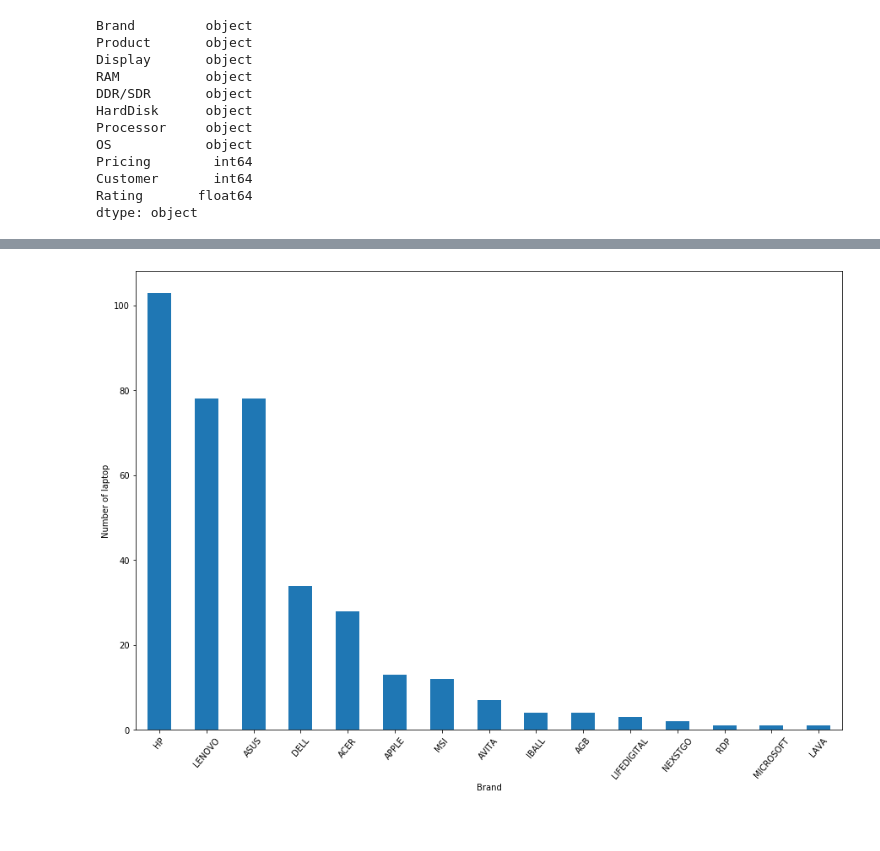
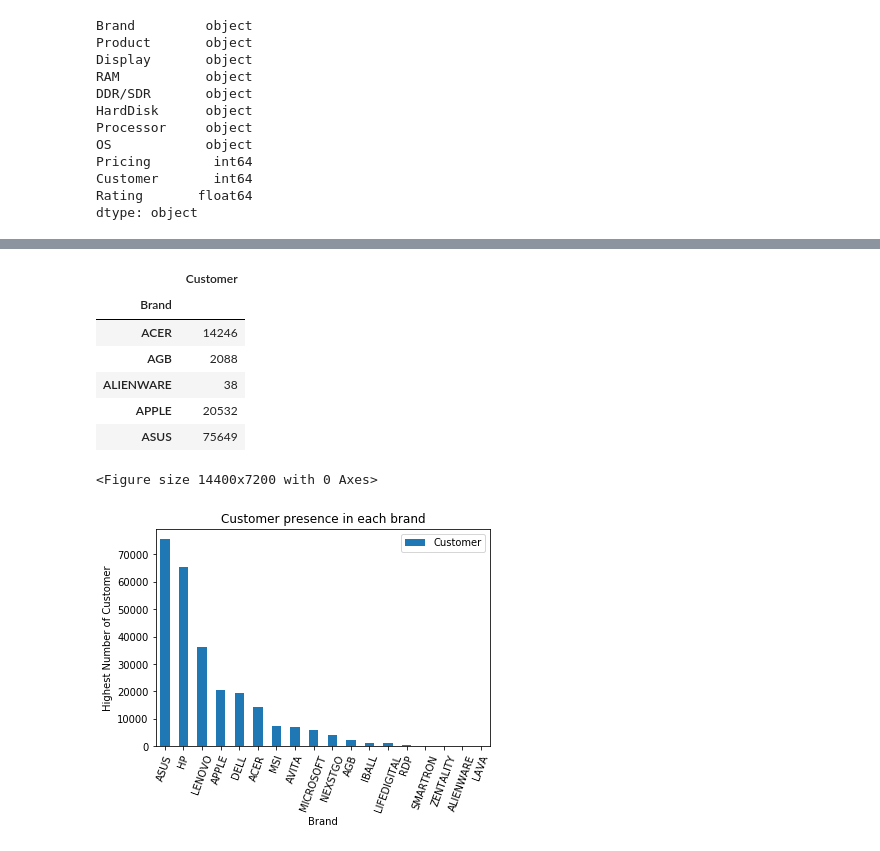
Before and after one commit to Shafin-Thiyam/FlipkartLaptopsaleEDA, a Jupyter notebook: EDA.ipynb, the cells around one changed output, grey strips where cells are left out. Drawn from its saved outputs; the diff is of its cells as text; code cells hidden in the pictures.

```diff
--- a/EDA.ipynb
+++ b/EDA.ipynb
@@ -129,9 +166,25 @@ laptopByBrand.mean().sort_values(by="Pricing",ascending=False).head()
+# %%
+brandNCustomer=laptopByBrand.sum()
+brandNCustomer.reset_index(inplace=True)
+brandNCustomer=brandNCustomer[['Brand','Customer']]
+brandNCustomer.set_index('Brand',inplace=True)
+brandNCustomer.head()
+# %% [output]
+|  | Customer |
+| Brand |  |
+| ACER | 14246 |
+| AGB | 2088 |
+| ALIENWARE | 38 |
+| APPLE | 20532 |
+| ASUS | 75649 |
 # %%
-plt.figure(figsize=(15,10))
-laptopByBrand.size().sort_values(ascending=False).plot.bar()
-plt.xticks(rotation=50)
+plt.figure(figsize=(200,100))
+brandNCustomer.sort_values(by="Customer",ascending=False)[["Customer"]].plot.bar()
+plt.title("Customer presence in each brand")
+plt.xticks(rotation=70)
 plt.xlabel("Brand")
-plt.ylabel("Number of laptop")
+plt.ylabel("Highest Number of Customer")
 plt.show()
 # %% [output]
+<Figure size 14400x7200 with 0 Axes>
-[figure, old version]
+[figure, new version]
```
Also changed, not shown: parts of 27 cells of this notebook, 2 other files.
